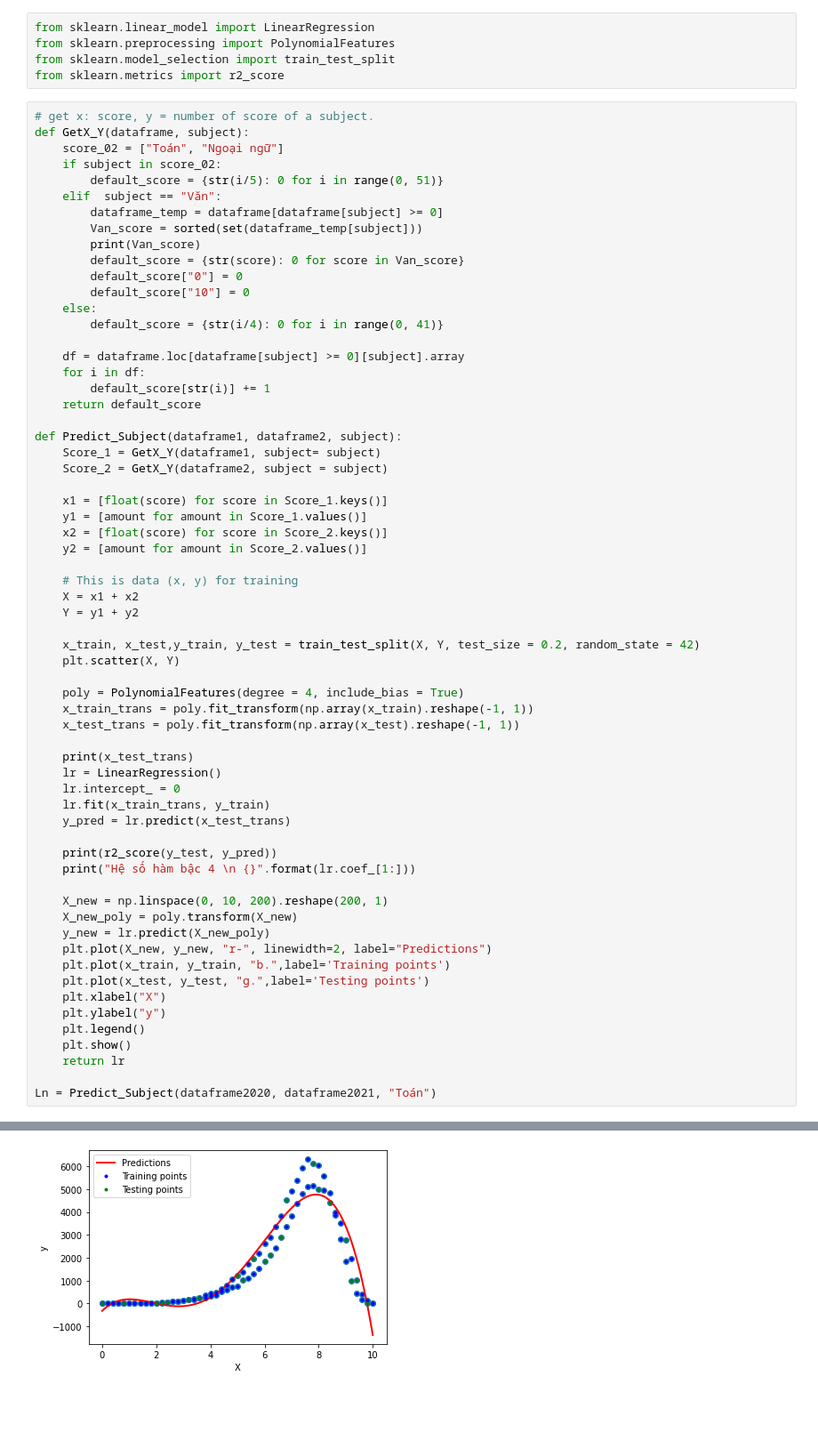
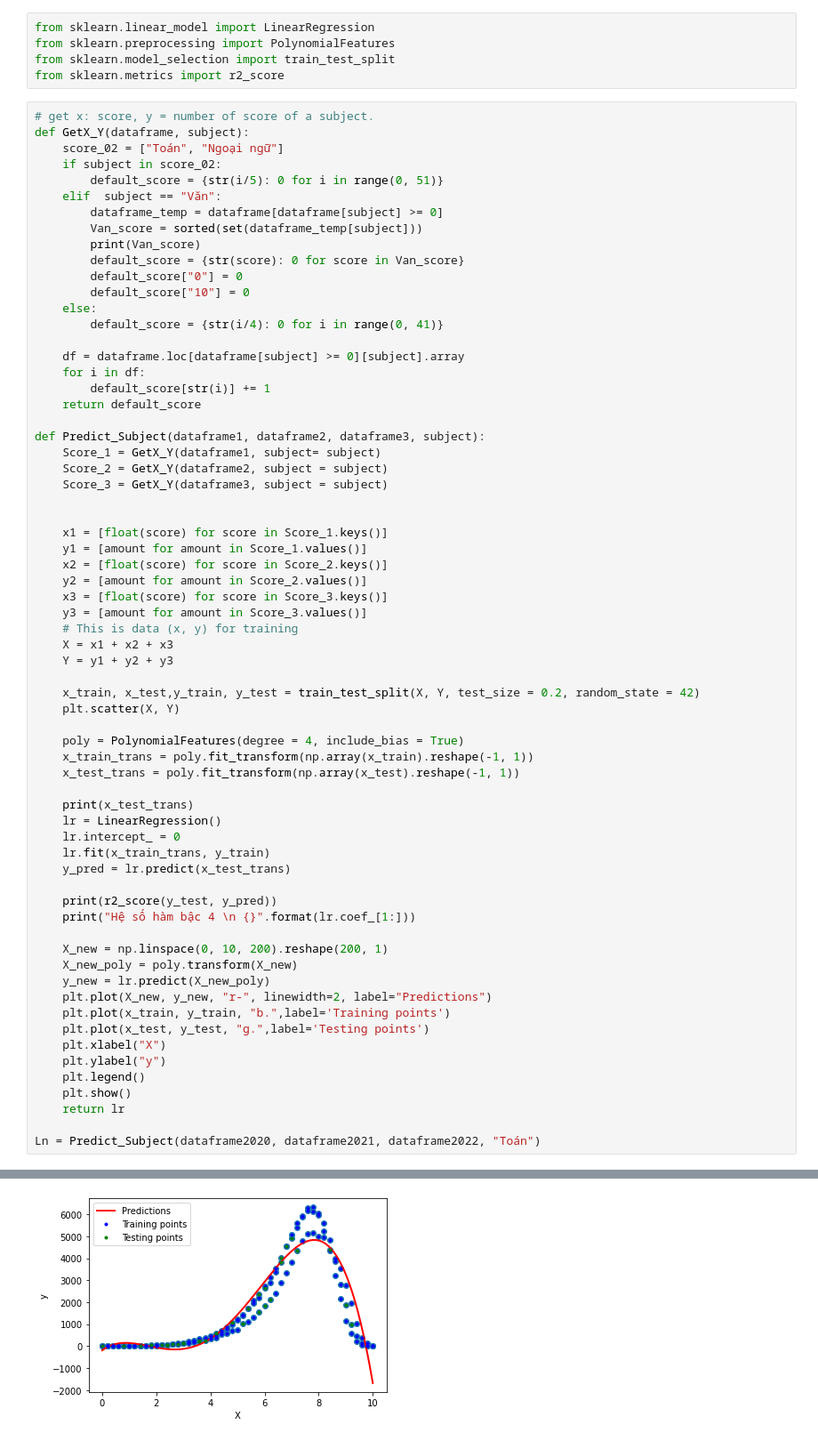
Before and after one commit to QuocBao02/Python-for-Data-Science---Final-Project, a Jupyter notebook: Report.ipynb, the cells around one changed output, grey strips where cells are left out. Shown at 89% size. Drawn from its saved outputs; the diff is of its cells as text; blank space fills up the shorter version.

```diff
--- a/Report.ipynb
+++ b/Report.ipynb
@@ -569,18 +606,21 @@ def GetX_Y(dataframe, subject):
         default_score[str(i)] += 1
     return default_score
 
-def Predict_Subject(dataframe1, dataframe2, subject):
+def Predict_Subject(dataframe1, dataframe2, dataframe3, subject):
     Score_1 = GetX_Y(dataframe1, subject= subject)
     Score_2 = GetX_Y(dataframe2, subject = subject)
+    Score_3 = GetX_Y(dataframe3, subject = subject)
+
 
     x1 = [float(score) for score in Score_1.keys()]
     y1 = [amount for amount in Score_1.values()]
     x2 = [float(score) for score in Score_2.keys()]
     y2 = [amount for amount in Score_2.values()]
-
+    x3 = [float(score) for score in Score_3.keys()]
+    y3 = [amount for amount in Score_3.values()]
     # This is data (x, y) for training
-    X = x1 + x2
-    Y = y1 + y2
+    X = x1 + x2 + x3
+    Y = y1 + y2 + y3
 
     x_train, x_test,y_train, y_test = train_test_split(X, Y, test_size = 0.2, random_state = 42)
     plt.scatter(X, Y)
@@ -610,5 +650,5 @@ def Predict_Subject(dataframe1, dataframe2, subject):
     plt.show()
     return lr
 
-Ln = Predict_Subject(dataframe2020, dataframe2021, "Toán")
+Ln = Predict_Subject(dataframe2020, dataframe2021, dataframe2022, "Toán")
 # %% [output]
@@ -632,4 +672,4 @@ Hệ số hàm bậc 4
-[figure, old version]
+[figure, new version]
 # %%
 x = dataframe2022[dataframe2022["Toán"] >= 0]
 X = [score for score in GetX_Y(dataframe2022, "Toán").keys()]
```
Also changed, not shown: parts of 10 cells of this notebook.
